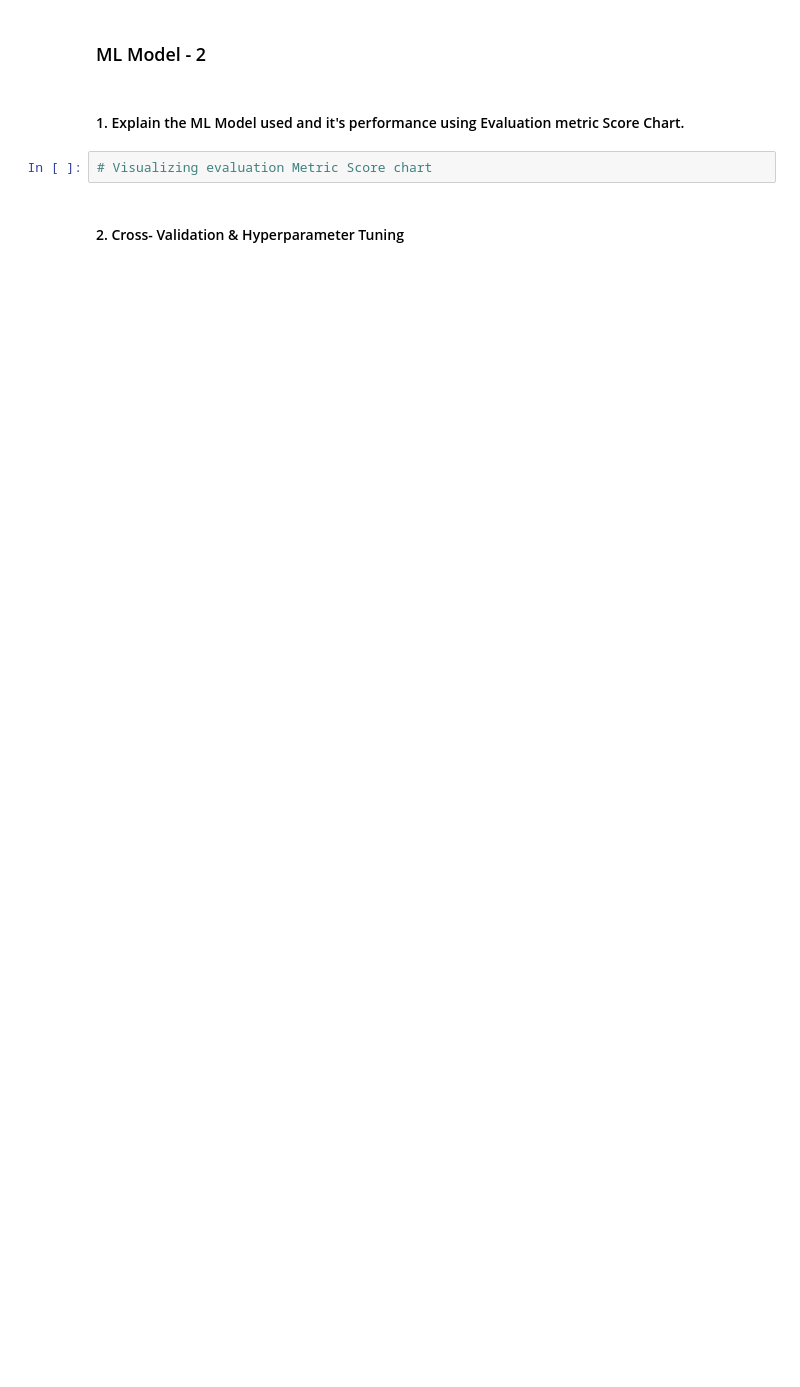
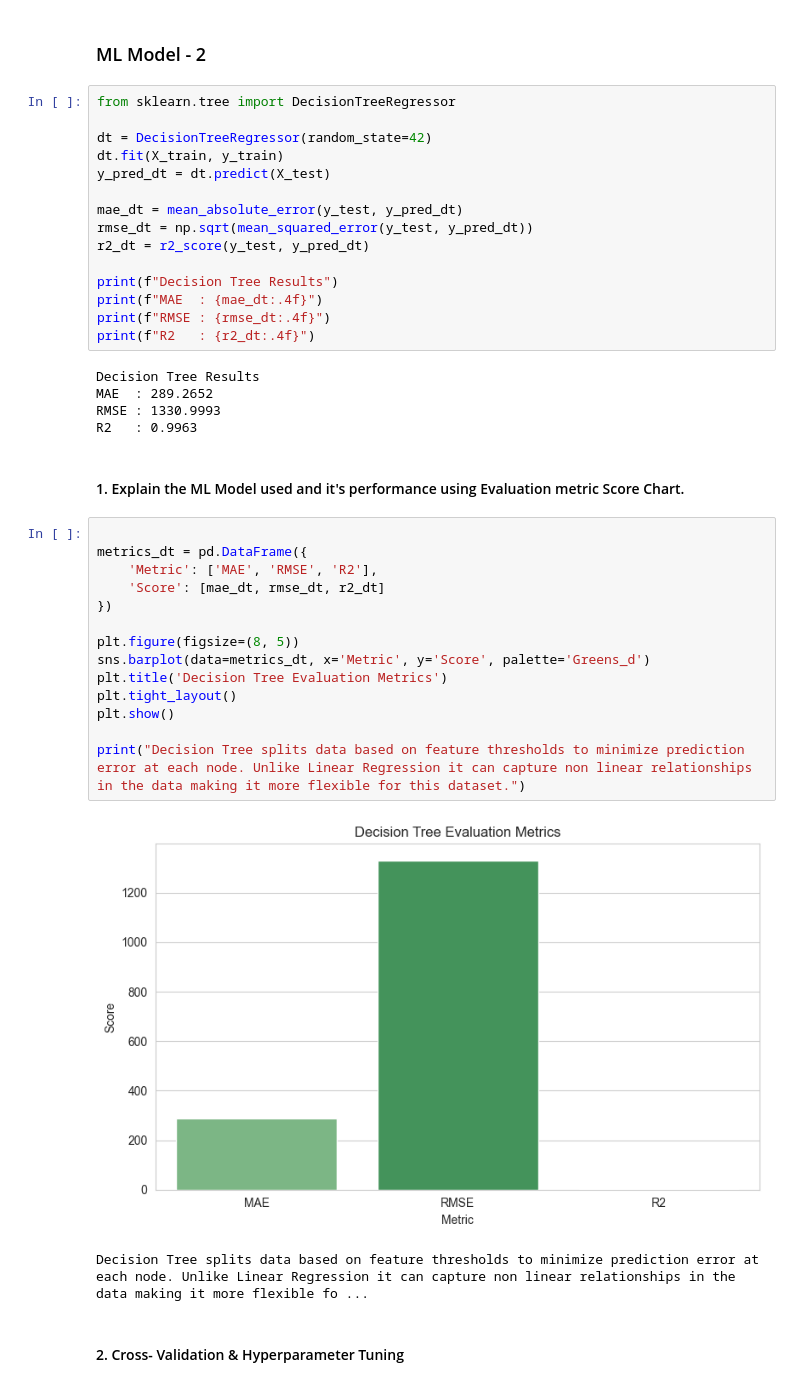
Before and after one commit to sarthak-codes11/-phonepe-transaction-insights, a Jupyter notebook: Sample_ML_Submission_Template-2.ipynb, the cells around one changed output. Drawn from its saved outputs; the diff is of its cells as text; blank space fills up the shorter version.

```diff
--- a/Sample_ML_Submission_Template-2.ipynb
+++ b/Sample_ML_Submission_Template-2.ipynb
@@ -1307,8 +1347,43 @@ Answer Here.
 # %% [markdown]
 ### ML Model - 2
+# %%
+from sklearn.tree import DecisionTreeRegressor
+
+dt = DecisionTreeRegressor(random_state=42)
+dt.fit(X_train, y_train)
+y_pred_dt = dt.predict(X_test)
+
+mae_dt = mean_absolute_error(y_test, y_pred_dt)
+rmse_dt = np.sqrt(mean_squared_error(y_test, y_pred_dt))
+r2_dt = r2_score(y_test, y_pred_dt)
+
+print(f"Decision Tree Results")
+print(f"MAE  : {mae_dt:.4f}")
+print(f"RMSE : {rmse_dt:.4f}")
+print(f"R2   : {r2_dt:.4f}")
+# %% [output]
+Decision Tree Results
+MAE  : 289.2652
+RMSE : 1330.9993
+R2   : 0.9963
 # %% [markdown]
 #### 1. Explain the ML Model used and it's performance using Evaluation metric Score Chart.
-# %%
-# Visualizing evaluation Metric Score chart
+# %%
+
+metrics_dt = pd.DataFrame({
+    'Metric': ['MAE', 'RMSE', 'R2'],
+    'Score': [mae_dt, rmse_dt, r2_dt]
+})
+
+plt.figure(figsize=(8, 5))
+sns.barplot(data=metrics_dt, x='Metric', y='Score', palette='Greens_d')
+plt.title('Decision Tree Evaluation Metrics')
+plt.tight_layout()
+plt.show()
+
+print("Decision Tree splits data based on feature thresholds to minimize prediction error at each node. Unlike Linear Regression it can capture non linear relationships in the data making it more flexible for this dataset.")
+# %% [output]
+[figure, added]
+Decision Tree splits data based on feature thresholds to minimize prediction error at each node. Unlike Linear Regression it can capture non linear relationships in the data making it more flexible fo ...
 # %% [markdown]
 #### 2. Cross- Validation & Hyperparameter Tuning
```
Also changed, not shown: parts of 39 cells of this notebook.
